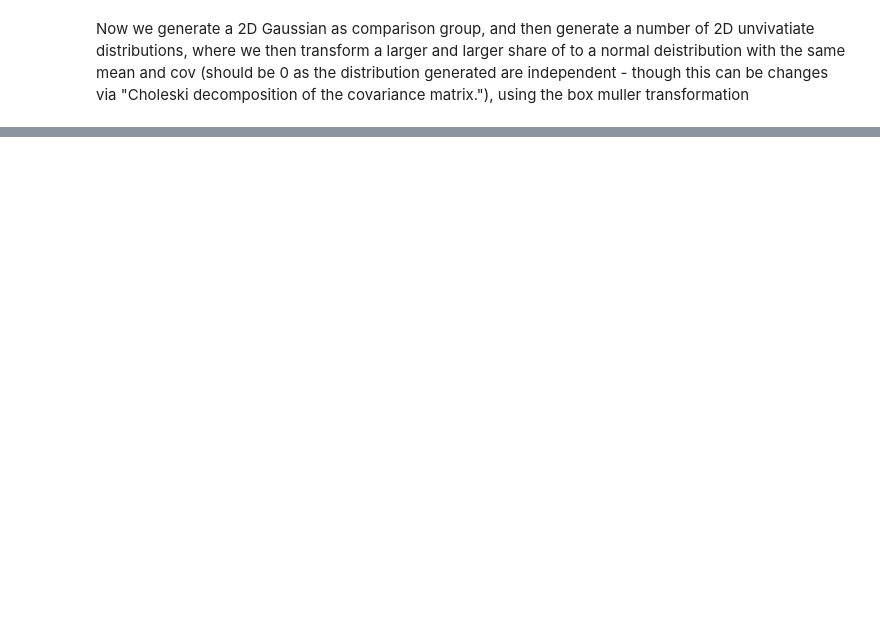
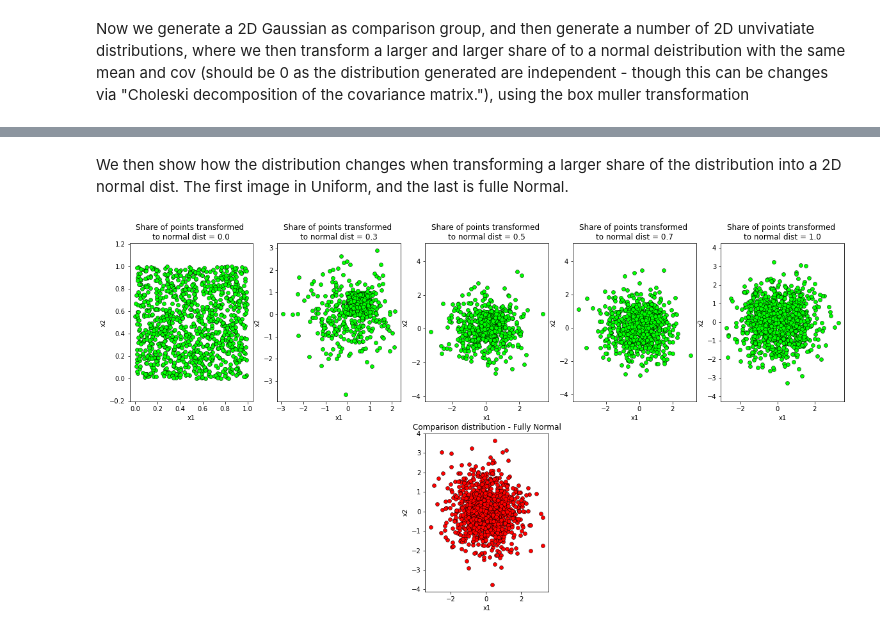
Before and after one commit to A-Lohse/Dialectograms, a Jupyter notebook: Showcase notebook.ipynb, the cells around one changed output, grey strips where cells are left out. Cells and saved outputs as stored; diff of their text form; code cells hidden in the pictures; blank space fills up the shorter version.

```diff
--- a/Showcase notebook.ipynb
+++ b/Showcase notebook.ipynb
@@ -200,0 +213,4 @@ Now we generate a 2D Gaussian as comparison group, and then generate a number of
+# %%
+CompCov = 0.0
+Distr = multivariate_normal(cov =  np.array([[1, CompCov], [CompCov, 1]]), mean = np.array([0,0]))
+MultiNormComparison = Distr.rvs(size = 1000)
@@ -200,0 +242,34 @@ Now we generate a 2D Gaussian as comparison group, and then generate a number of
+# %% [markdown]
+We then show how the distribution changes when transforming a larger share of the distribution into a 2D normal dist. The first image in Uniform, and the last is fulle Normal.
+# %%
+shares = [0,300,500,700,1000]
+size = 1000
+
+plt.figure(figsize = (20,10))
+
+
+for i,share in enumerate(shares):
+    data = box_muller(size,share)
+
+    plt.subplot(2,len(shares),i+1)
+
+    # Plotting the generated samples
+    plt.plot(data[:,0],data[:,1], 'o', c='lime',
+             markeredgewidth = 0.5,
+             markeredgecolor = 'black')
+    plt.title(f'Share of points transformed \nto normal dist = {share/size}')
+    plt.xlabel('x1')
+    plt.ylabel('x2')
+    plt.axis('equal')
+
+#plot the comparison distribution
+plt.subplot(2,len(shares),len(shares) + int(np.ceil(len(shares)/2)))
+plt.plot(MultiNormComparison[:,0],MultiNormComparison[:,1], 'o', c='red',
+         markeredgewidth = 0.5,
+         markeredgecolor = 'black')
+plt.title(f'Comparison distribution - Fully Normal')
+plt.xlabel('x1')
+plt.ylabel('x2')
+plt.show()
+# %% [output]
+[figure, added]
```
Also changed, not shown: parts of 13 cells of this notebook.
